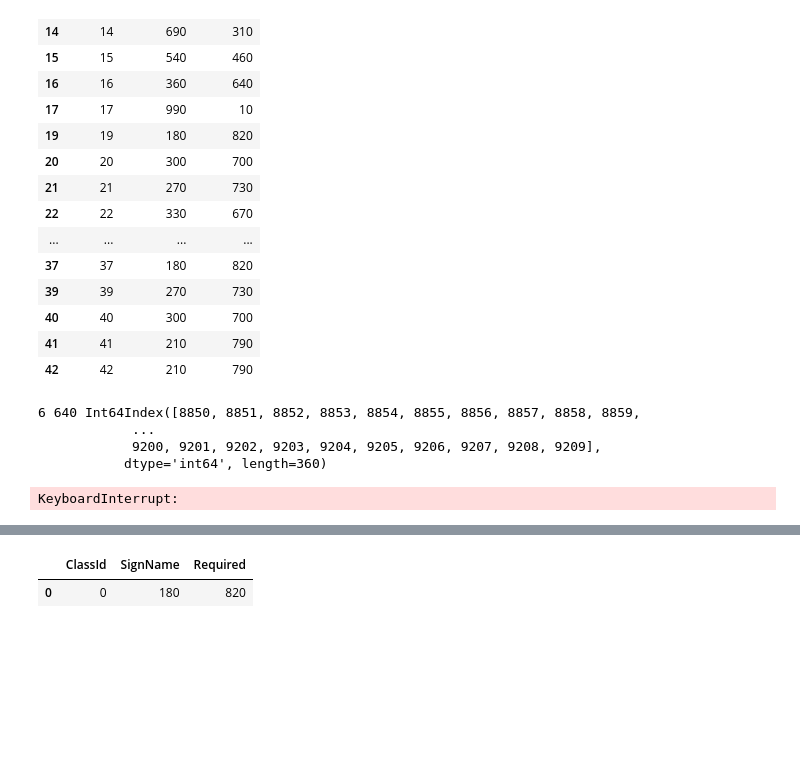
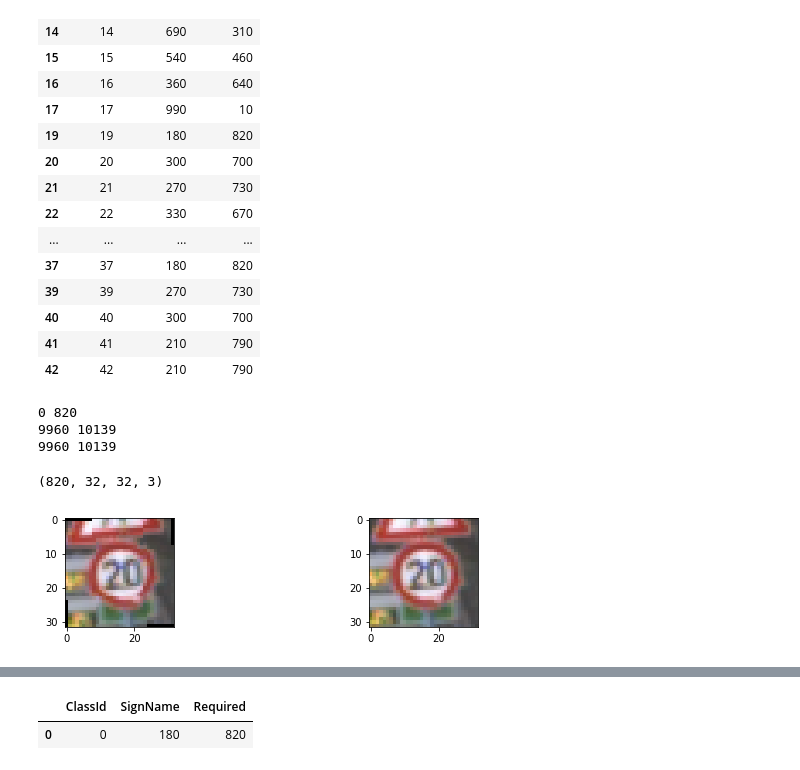
Before and after one commit to samiriff/CarND-Traffic-Sign-Classifier-Project, a Jupyter notebook: Traffic_Sign_Classifier.ipynb, the cells around one changed output, grey strips where cells are left out. Drawn from its saved outputs; the diff is of its cells as text; code cells hidden in the pictures; blank space fills up the shorter version.

```diff
--- a/Traffic_Sign_Classifier.ipynb
+++ b/Traffic_Sign_Classifier.ipynb
@@ -285,19 +294,34 @@ aug_candidates_df
 def get_augmented_image(img):
     return brighten(img)
 # %%
-def get_augmented_images(class_id, required_num, source_imgs):
-    print(class_id, required_num, source_imgs)
+def get_augmentation_candidates(class_id, required_num, source_imgs):
+    # print(class_id, required_num, source_imgs)
+    print(class_id, required_num)
+    candidate_imgs = []
     for i in range(required_num):
         idx = random.randint(0, len(source_imgs) - 1)
-        augmented_img = get_augmented_image(X_train[source_imgs[idx]])
-    return augmented_img
+        candidate_imgs.append(source_imgs[idx])
+    return np.array(candidate_imgs)
-# %%
-candidate_groups = sign_labels_df.merge(train_labels_df, on='ClassId').groupby('ClassId').groups
-candidate_groups_info = aug_candidates_df.iloc[1]
-get_augmented_images(candidate_groups_info['ClassId'], candidate_groups_info['Required'], candidate_groups[candidate_groups_info['ClassId']])
-# %% [output]
-6 640 Int64Index([8850, 8851, 8852, 8853, 8854, 8855, 8856, 8857, 8858, 8859,
-            ...
-            9200, 9201, 9202, 9203, 9204, 9205, 9206, 9207, 9208, 9209],
-           dtype='int64', length=360)
-KeyboardInterrupt:
+# %%
+def get_augmented_images(index):
+    candidate_groups = train_labels_df.merge(sign_labels_df, on='ClassId').groupby('ClassId').groups
+    candidate_groups_info = aug_candidates_df.iloc[index]
+    candidate_img_indices = get_augmentation_candidates(candidate_groups_info['ClassId'], candidate_groups_info['Required'], candidate_groups[candidate_groups_info['ClassId']])
+    print(np.min(candidate_img_indices), np.max(candidate_img_indices))
+    print(candidate_groups[candidate_groups_info['ClassId']][0], candidate_groups[candidate_groups_info['ClassId']][-1])
+    X_rotate = rotate(X_train[candidate_img_indices[0:len(candidate_img_indices//2)]], random.randint(-15, 15))
+    X_brighten = brighten(X_train[candidate_img_indices[len(candidate_img_indices//2):]])
+    X_aug = np.concatenate((X_rotate, X_brighten))
+    return X_aug, candidate_img_indices
+# %%
+X_aug, candidate_img_indices = get_augmented_images(0)
+fig, ax = plt.subplots(1, 2, figsize=(10, 2))
+ax[0].imshow(X_aug[1])
+ax[1].imshow(X_train[candidate_img_indices[1]])
+X_aug.shape
+# %% [output]
+0 820
+9960 10139
+9960 10139
+(820, 32, 32, 3)
+[figure, added]
```
Also changed, not shown: parts of 8 cells of this notebook.
